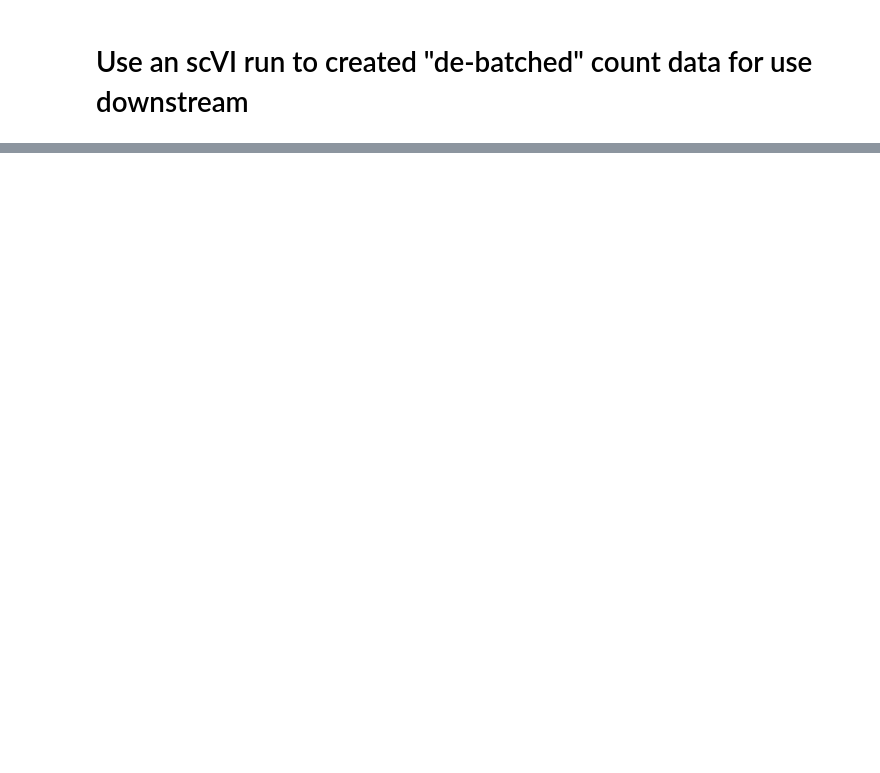
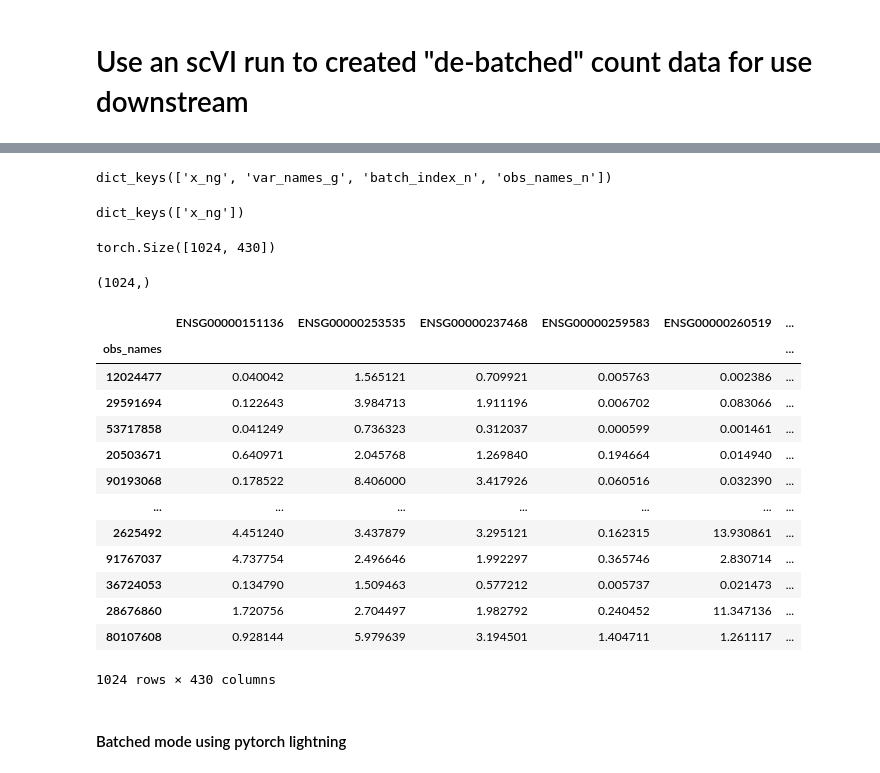
Before and after one commit to cellarium-ai/cellarium-ml, a Jupyter notebook: notebooks/scvi_demo_get_debatched_data.ipynb, the cells around one changed output, grey strips where cells are left out. Saved outputs shown, nothing was run; the diff lists cells and outputs as text; code cells hidden in the pictures; blank space fills up the shorter version.

Commit message:
Update reconstruction example

```diff
--- a/notebooks/scvi_demo_get_debatched_data.ipynb
+++ b/notebooks/scvi_demo_get_debatched_data.ipynb
@@ -455,0 +303,3 @@ else:
+# %%
+gene_ids_of_interest = list(set(gene_ids_of_interest).intersection(set(scvi_module.model.var_names_g)))
+len(gene_ids_of_interest)
@@ -455,0 +414,4 @@ else:
+# %%
+# replace the Filter transform with an OrderedFilter transform
+
+scvi_module.pipeline[0] = OrderedFilter(filter_list=scvi_module.model.var_names_g)
@@ -455,0 +420,11 @@ else:
+# %%
+# set up the model for reconstruction mode
+# this needs to be done because it was not part of the training checkpoint
+
+scvi_module.model.reconstruct_counts_on_predict = True
+scvi_module.model.reconstruction_var_names_g = gene_ids_of_interest
+scvi_module.model.reconstruction_transform_batch = 0  # batch index to project into; None will not do batch correction
+scvi_module.model.reconstruction_use_latent_mean = False  # don't do this: sample as below
+scvi_module.model.reconstruction_n_latent_samples = 30  # time is linear in this, but more is better
+scvi_module.model.reconstruction_use_importance_sampling = False  # you could, I think scvi-tools defaults to False
+scvi_module.model.reconstructed_library_size = 10000  # set a fixed library size for reconstruction
@@ -455,0 +440,62 @@ else:
+# %%
+# see what is being loaded (it's the batch_keys from above)
+
+for batch in datamodule.predict_dataloader():
+    print(batch.keys())
+    break
+# %% [output]
+dict_keys(['x_ng', 'var_names_g', 'batch_index_n', 'obs_names_n'])
+# %%
+# see how it would be run through the predict method and what output you get
+
+batch = next(iter(datamodule.predict_dataloader()))
+
+# manual application of the Filter is needed to get the right genes in the right order
+out = scvi_module.pipeline[0](x_ng=batch["x_ng"], var_names_g=batch["var_names_g"])
+batch["x_ng"] = out["x_ng"]
+batch["var_names_g"] = out["var_names_g"]
+
+predict_output = scvi_module.model.predict(
+    x_ng=batch["x_ng"],
+    var_names_g=batch["var_names_g"],
+    batch_index_n=batch["batch_index_n"],
+    # categorical_covariate_index_nd=batch["categorical_covariate_index_nd"],  # if the model needs it, depends on model
+)
+# %%
+predict_output.keys()
+# %% [output]
+dict_keys(['x_ng'])
+# %%
+predict_output["x_ng"].shape
+# %% [output]
+torch.Size([1024, 430])
+# %%
+# these are the cell names that go with the output
+
+batch["obs_names_n"].shape
+# %% [output]
+(1024,)
+# %%
+# this would probably be a reasonable way to deal with the output
+
+pd.DataFrame(
+    data={"obs_names": batch["obs_names_n"]} |
+         {batch["var_names_g"][i]: predict_output["x_ng"][:, i].numpy() for i in range(predict_output["x_ng"].shape[1])}
+).set_index('obs_names')
+# %% [output]
+|  | ENSG00000151136 | ENSG00000253535 | ENSG00000237468 | ENSG00000259583 | ENSG00000260519 | ... |
+| obs_names |  |  |  |  |  | ... |
+| 12024477 | 0.040042 | 1.565121 | 0.709921 | 0.005763 | 0.002386 | ... |
+| 29591694 | 0.122643 | 3.984713 | 1.911196 | 0.006702 | 0.083066 | ... |
+| 53717858 | 0.041249 | 0.736323 | 0.312037 | 0.000599 | 0.001461 | ... |
+| 20503671 | 0.640971 | 2.045768 | 1.269840 | 0.194664 | 0.014940 | ... |
+| 90193068 | 0.178522 | 8.406000 | 3.417926 | 0.060516 | 0.032390 | ... |
+| ... | ... | ... | ... | ... | ... | ... |
+| 2625492 | 4.451240 | 3.437879 | 3.295121 | 0.162315 | 13.930861 | ... |
+| 91767037 | 4.737754 | 2.496646 | 1.992297 | 0.365746 | 2.830714 | ... |
+| 36724053 | 0.134790 | 1.509463 | 0.577212 | 0.005737 | 0.021473 | ... |
+| 28676860 | 1.720756 | 2.704497 | 1.982792 | 0.240452 | 11.347136 | ... |
+| 80107608 | 0.928144 | 5.979639 | 3.194501 | 1.404711 | 1.261117 | ... |
+1024 rows × 430 columns
+# %% [markdown]
+#### Batched mode using pytorch lightning
```
Also changed, not shown: parts of 81 cells of this notebook.
